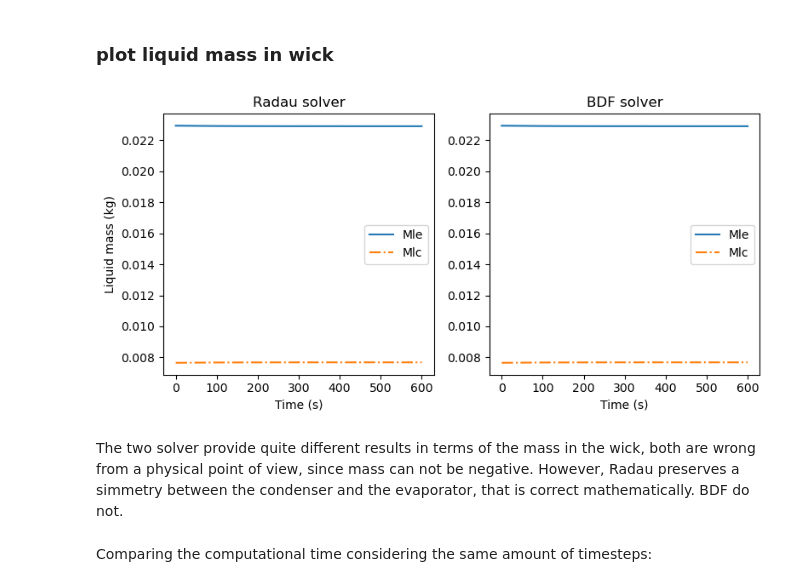
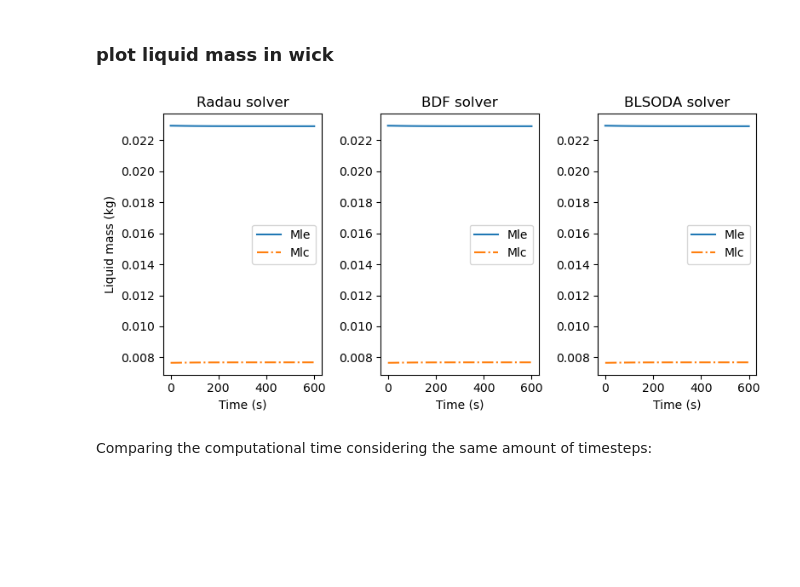
Before and after one commit to riccardoBocce/python_exam, a Jupyter notebook: heat_pipe_modeling.ipynb, the cells around one changed output. Drawn from its saved outputs; the diff is of its cells as text; code cells hidden in the pictures; blank space fills up the shorter version.

```diff
--- a/heat_pipe_modeling.ipynb
+++ b/heat_pipe_modeling.ipynb
@@ -658,27 +658,31 @@ plt.tight_layout()
 # %% [markdown]
 ### plot liquid mass in wick
 # %%
-fig, axs = plt.subplots(1,2,figsize = [8,4])
+fig, axs = plt.subplots(1,3,figsize = [8,4])
 
 axs[0].plot(t_rad,y_rad[11], label="Mle")
 axs[0].plot(t_rad,y_rad[12], label="Mlc", linestyle="-.")
 axs[0].set_title("Radau solver")
 axs[0].set_xlabel("Time (s)")
 axs[0].set_ylabel("Liquid mass (kg)")
 
 axs[1].plot(t_bdf,y_bdf[11], label="Mle")
 axs[1].plot(t_bdf,y_bdf[12], label="Mlc", linestyle="-.")
 axs[1].set_title("BDF solver")
 axs[1].set_xlabel("Time (s)")
 
+axs[2].plot(t_lsoda,y_lsoda[11], label="Mle")
+axs[2].plot(t_lsoda,y_lsoda[12], label="Mlc", linestyle="-.")
+axs[2].set_title("BLSODA solver")
+axs[2].set_xlabel("Time (s)")
+
 axs[0].legend()
 axs[1].legend()
+axs[2].legend()
 
 plt.tight_layout()
 # %% [output]
-[figure, old version]
+[figure, new version]
-# %% [markdown]
-The two solver provide quite different results in terms of the mass in the wick, both are wrong from a physical point of view, since mass can not be negative. However, Radau preserves a simmetry between the condenser and the evaporator, that is correct mathematically. BDF do not.
 # %% [markdown]
 Comparing the computational time considering the same amount of timesteps:
 # %%
```
Also changed, not shown: parts of 25 cells of this notebook, 2 other files.
